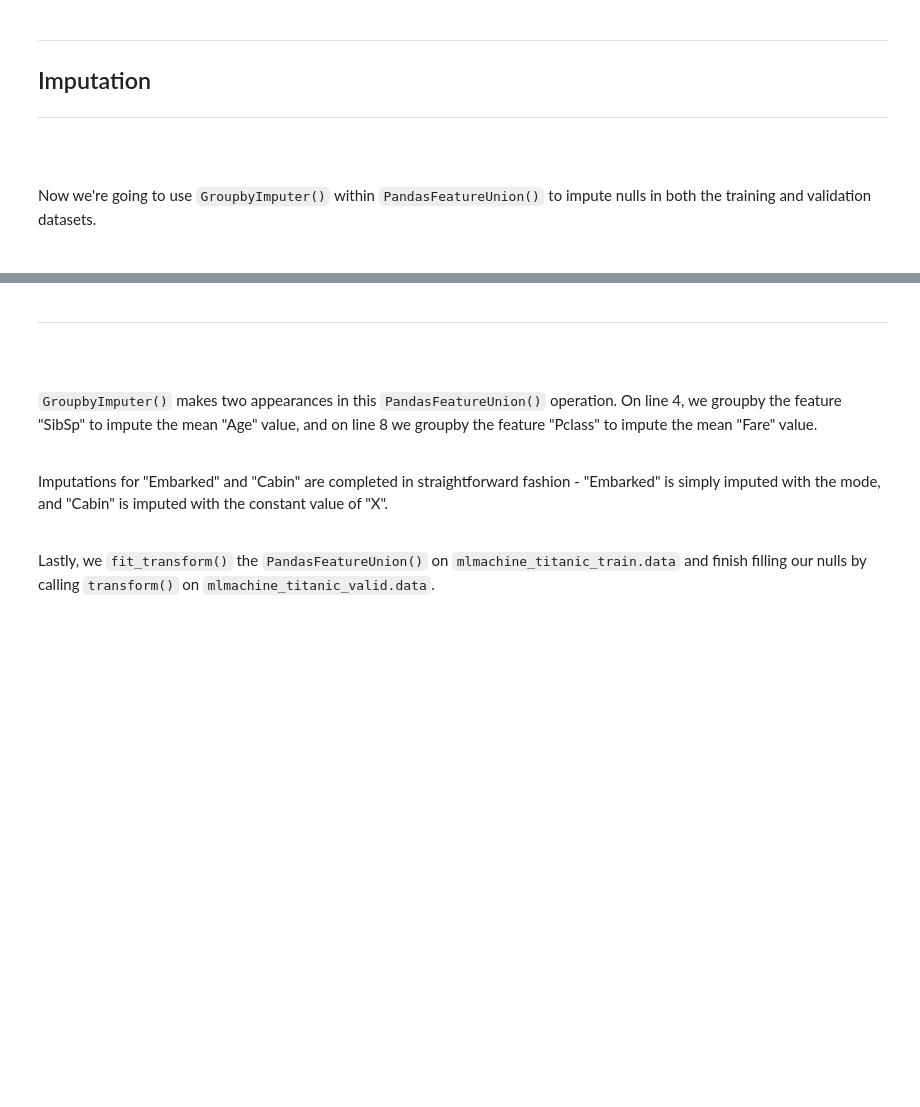
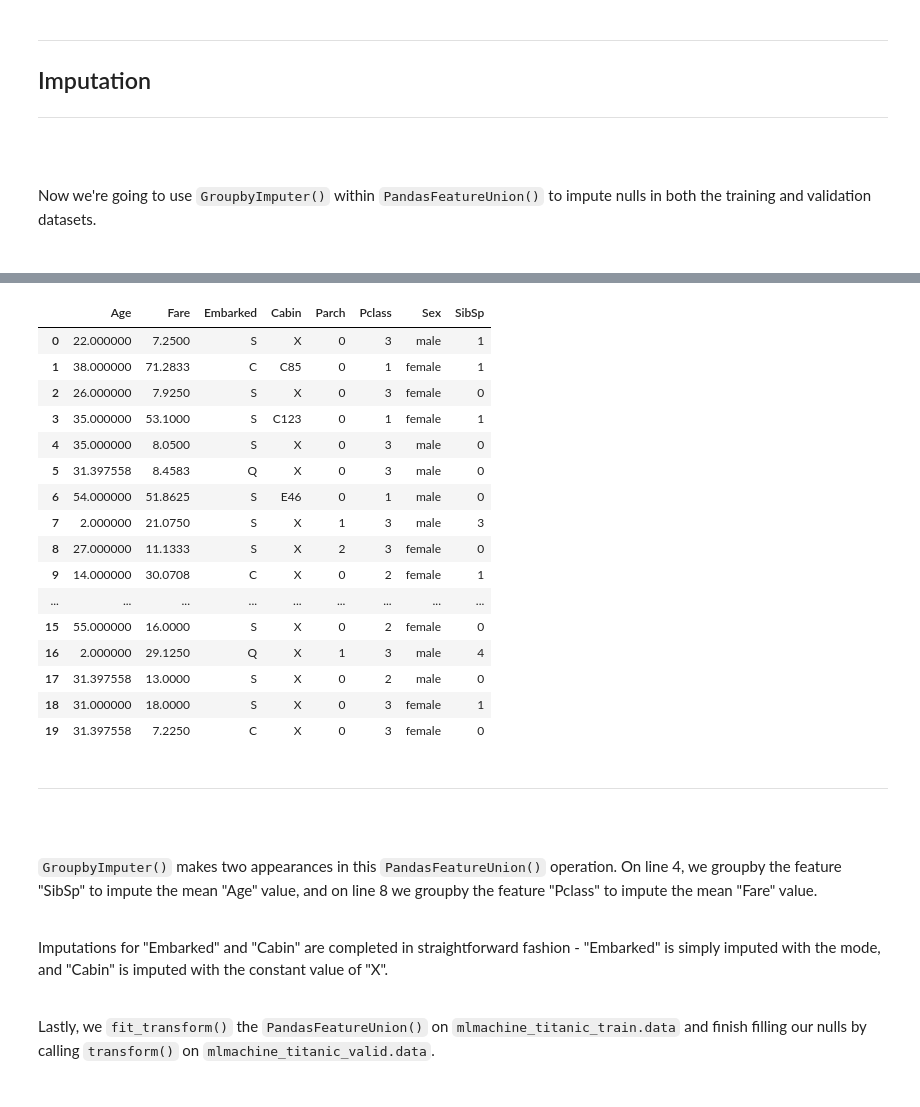
Before and after one commit to petersontylerd/mlmachine, a Jupyter notebook: notebooks/mlmachine_part_2.ipynb, the cells around one changed output, grey strips where cells are left out. Drawn from its saved outputs; the diff is of its cells as text; code cells hidden in the pictures; blank space fills up the shorter version.

```diff
--- a/notebooks/mlmachine_part_2.ipynb
+++ b/notebooks/mlmachine_part_2.ipynb
@@ -202,6 +207,26 @@ impute_pipe = PandasFeatureUnion([
 # fit and transform training data, transform validation data
 mlmachine_titanic_train.data = impute_pipe.fit_transform(mlmachine_titanic_train.data)
 mlmachine_titanic_valid.data = impute_pipe.transform(mlmachine_titanic_valid.data)
+# %%
+mlmachine_titanic_train.data[:20]
+# %% [output]
+|  | Age | Fare | Embarked | Cabin | Parch | Pclass | Sex | SibSp |
+| 0 | 22.000000 | 7.2500 | S | X | 0 | 3 | male | 1 |
+| 1 | 38.000000 | 71.2833 | C | C85 | 0 | 1 | female | 1 |
+| 2 | 26.000000 | 7.9250 | S | X | 0 | 3 | female | 0 |
+| 3 | 35.000000 | 53.1000 | S | C123 | 0 | 1 | female | 1 |
+| 4 | 35.000000 | 8.0500 | S | X | 0 | 3 | male | 0 |
+| 5 | 31.397558 | 8.4583 | Q | X | 0 | 3 | male | 0 |
+| 6 | 54.000000 | 51.8625 | S | E46 | 0 | 1 | male | 0 |
+| 7 | 2.000000 | 21.0750 | S | X | 1 | 3 | male | 3 |
+| 8 | 27.000000 | 11.1333 | S | X | 2 | 3 | female | 0 |
+| 9 | 14.000000 | 30.0708 | C | X | 0 | 2 | female | 1 |
+| ... | ... | ... | ... | ... | ... | ... | ... | ... |
+| 15 | 55.000000 | 16.0000 | S | X | 0 | 2 | female | 0 |
+| 16 | 2.000000 | 29.1250 | Q | X | 1 | 3 | male | 4 |
+| 17 | 31.397558 | 13.0000 | S | X | 0 | 2 | male | 0 |
+| 18 | 31.000000 | 18.0000 | S | X | 0 | 3 | female | 1 |
+| 19 | 31.397558 | 7.2250 | C | X | 0 | 3 | female | 0 |
 # %% [markdown]
 ---
 <br><br>
```
Also changed, not shown: parts of 5 cells of this notebook, 14 other files.
